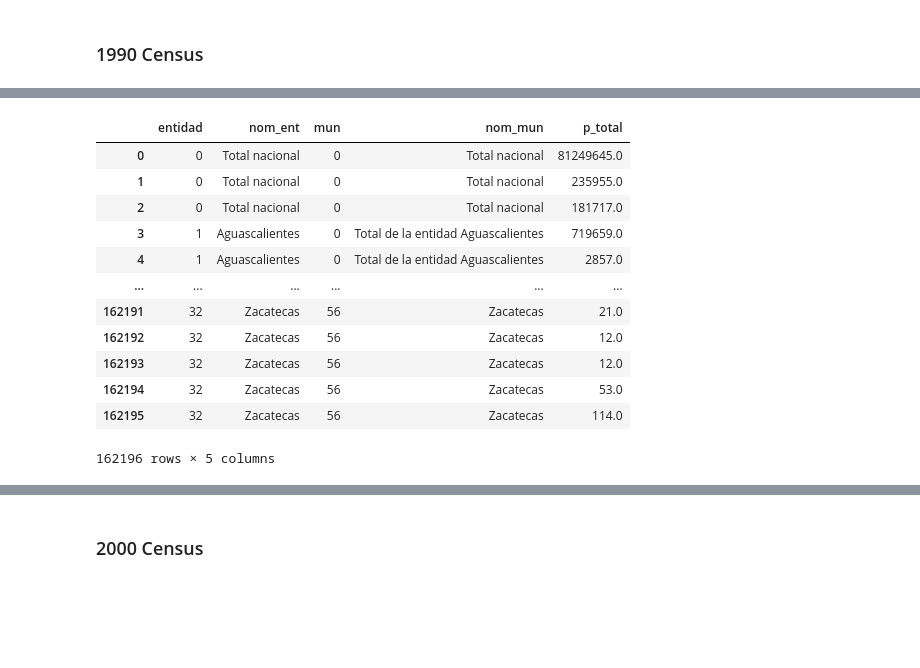
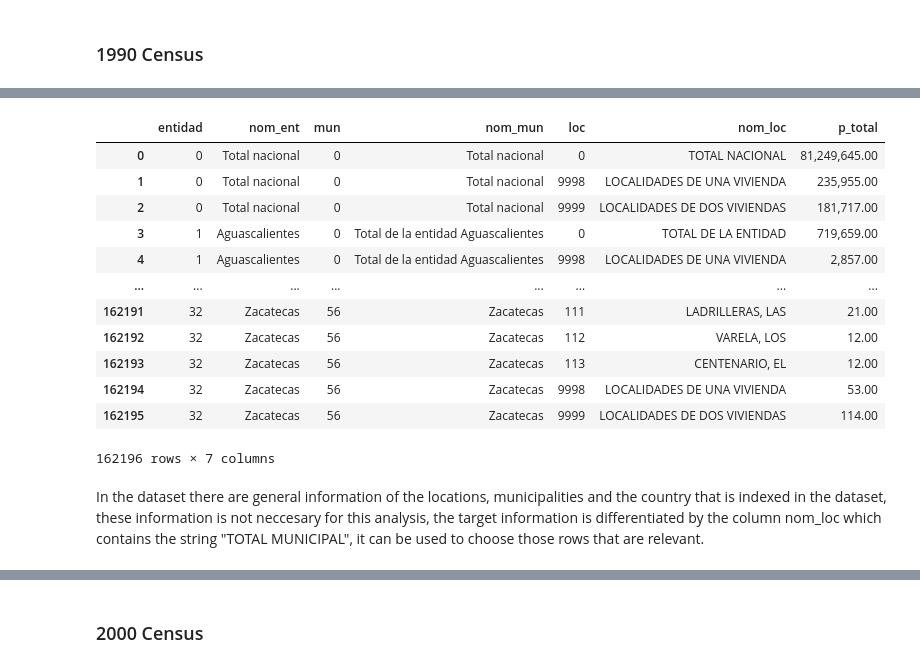
Before and after one commit to SrGitQ/geodata-analysis, a Jupyter notebook: exp/analysis_doc.ipynb, the cells around one changed output, grey strips where cells are left out. Cells and saved outputs as stored; diff of their text form; code cells hidden in the pictures; blank space fills up the shorter version.

```diff
--- a/exp/analysis_doc.ipynb
+++ b/exp/analysis_doc.ipynb
@@ -70,19 +70,21 @@ df_1990
 162196 rows × 46 columns
 # %%
 # Select only the necessary columns
-df_1990 = df_1990[['entidad', 'nom_ent', 'mun', 'nom_mun', 'p_total']]
+df_1990 = df_1990[['entidad', 'nom_ent', 'mun', 'nom_mun', 'loc', 'nom_loc', 'p_total']]
 df_1990
 # %% [output]
-|  | entidad | nom_ent | mun | nom_mun | p_total |
-| 0 | 0 | Total nacional | 0 | Total nacional | 81249645.0 |
-| 1 | 0 | Total nacional | 0 | Total nacional | 235955.0 |
-| 2 | 0 | Total nacional | 0 | Total nacional | 181717.0 |
-| 3 | 1 | Aguascalientes | 0 | Total de la entidad Aguascalientes | 719659.0 |
-| 4 | 1 | Aguascalientes | 0 | Total de la entidad Aguascalientes | 2857.0 |
-| ... | ... | ... | ... | ... | ... |
-| 162191 | 32 | Zacatecas | 56 | Zacatecas | 21.0 |
-| 162192 | 32 | Zacatecas | 56 | Zacatecas | 12.0 |
-| 162193 | 32 | Zacatecas | 56 | Zacatecas | 12.0 |
-| 162194 | 32 | Zacatecas | 56 | Zacatecas | 53.0 |
-| 162195 | 32 | Zacatecas | 56 | Zacatecas | 114.0 |
+|  | entidad | nom_ent | mun | nom_mun | loc | nom_loc | p_total |
+| 0 | 0 | Total nacional | 0 | Total nacional | 0 | TOTAL NACIONAL | 81,249,645.00 |
+| 1 | 0 | Total nacional | 0 | Total nacional | 9998 | LOCALIDADES DE UNA VIVIENDA | 235,955.00 |
+| 2 | 0 | Total nacional | 0 | Total nacional | 9999 | LOCALIDADES DE DOS VIVIENDAS | 181,717.00 |
+| 3 | 1 | Aguascalientes | 0 | Total de la entidad Aguascalientes | 0 | TOTAL DE LA ENTIDAD | 719,659.00 |
+| 4 | 1 | Aguascalientes | 0 | Total de la entidad Aguascalientes | 9998 | LOCALIDADES DE UNA VIVIENDA | 2,857.00 |
+| ... | ... | ... | ... | ... | ... | ... | ... |
+| 162191 | 32 | Zacatecas | 56 | Zacatecas | 111 | LADRILLERAS, LAS | 21.00 |
+| 162192 | 32 | Zacatecas | 56 | Zacatecas | 112 | VARELA, LOS | 12.00 |
+| 162193 | 32 | Zacatecas | 56 | Zacatecas | 113 | CENTENARIO, EL | 12.00 |
+| 162194 | 32 | Zacatecas | 56 | Zacatecas | 9998 | LOCALIDADES DE UNA VIVIENDA | 53.00 |
+| 162195 | 32 | Zacatecas | 56 | Zacatecas | 9999 | LOCALIDADES DE DOS VIVIENDAS | 114.00 |
-162196 rows × 5 columns
+162196 rows × 7 columns
+# %% [markdown]
+In the dataset there are general information of the locations, municipalities and the country that is indexed in the dataset, these information is not neccesary for this analysis, the target information is differentiated by the column nom_loc which contains the string "TOTAL MUNICIPAL", it can be used to choose those rows that are relevant.
```
Also changed, not shown: parts of 47 cells of this notebook, 2 other files.
